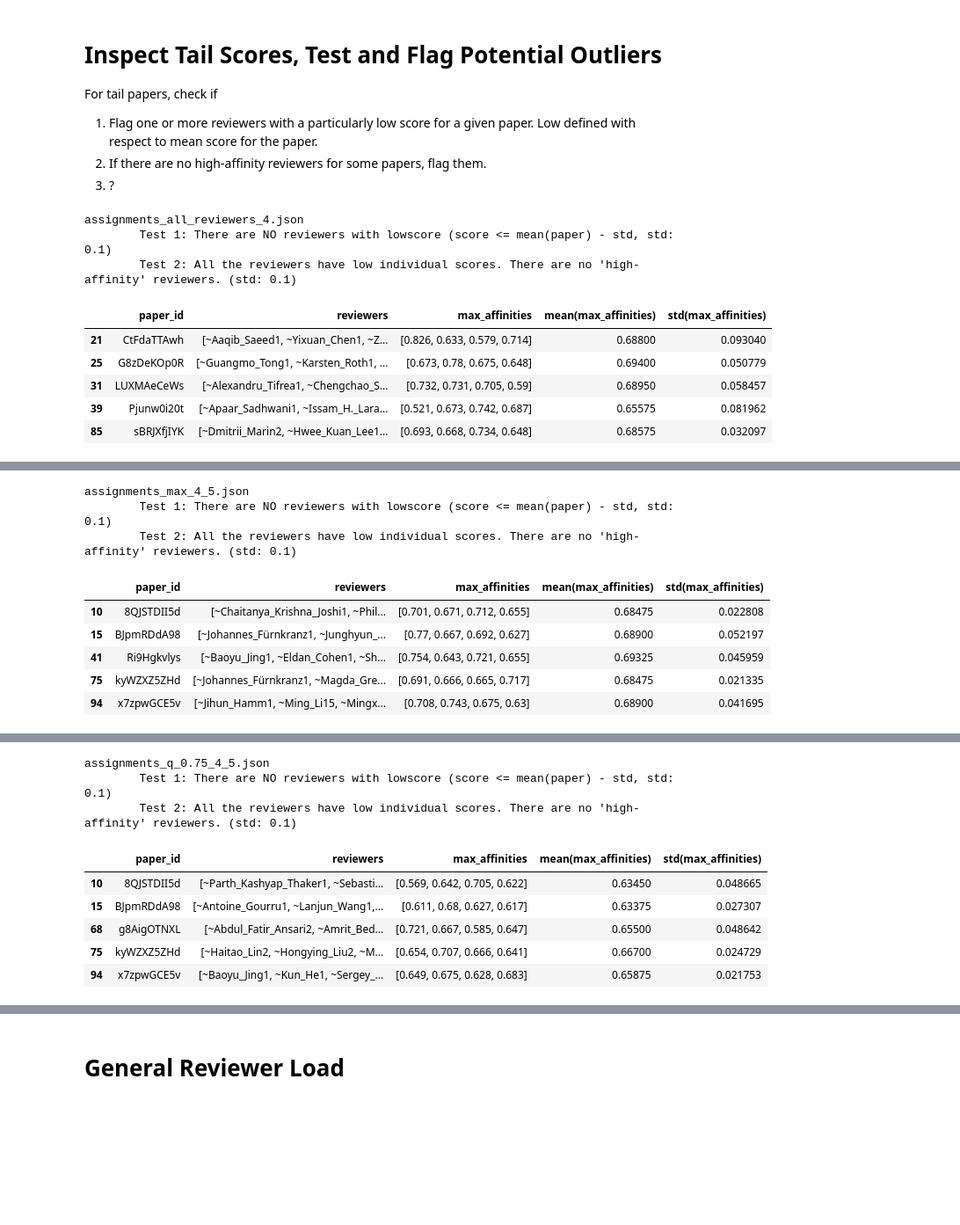
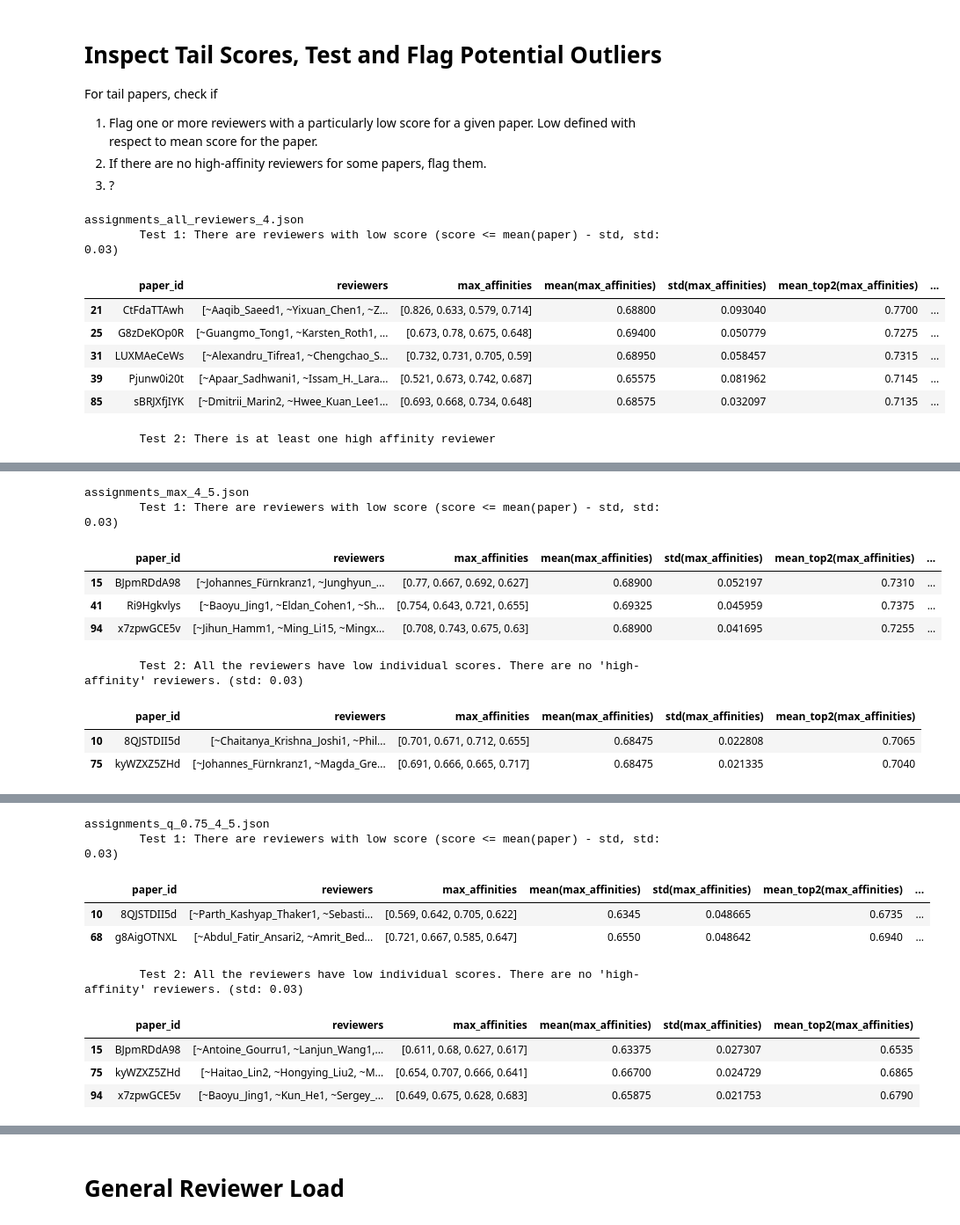
Before and after one commit to juan43ramirez/openreview-matcher, a Jupyter notebook: ICML2025/evaluate_matches.ipynb, the cells around one changed output, grey strips where cells are left out. Shown: that part at 88% size. Saved outputs shown, nothing was run; the diff lists cells and outputs as text; code cells hidden in the pictures; blank space fills up the shorter version.

```diff
--- a/ICML2025/evaluate_matches.ipynb
+++ b/ICML2025/evaluate_matches.ipynb
@@ -20,7 +20,7 @@ class Cfg:
         'assignments_max_4_5.json', 'assignments_q_0.75_4_5.json',
     ]
     # 1.1 GB file
-    scores_with_origin = 'scores_with_origin.csv'
+    scores_with_origin = 'scores_specter2_scincl.csv'
     root_dir = './data/'
     reviewer_archive_dir = 'archives/'
 
@@ -55,13 +55,20 @@ def get_quality_metrics(paper_id, reviewers_list, affinity_df):
     }
     for reviewer_id in reviewers_list:
         ss =  paper_affinity_df[ix_rid == reviewer_id].reset_index()
-        ss_or = ss[ss.origin == 'OR'].reset_index()
+        if len(ss.index) == 0:
+            print("WARNING", "No affinity score found for reviewer", reviewer_id, ' and paper', paper_id)
+            print("Skipping!")
+            return scores
 
         max_affinity_id = ss.affinity_score.idxmax()
-        max_affinity_or_id = ss_or.affinity_score.idxmax()
-        print(max_affinity_id)
         max_affinity, max_affinity_paper = ss.loc[max_affinity_id].affinity_score, ss.loc[max_affinity_id].reviewers_paper_id
-        max_affinity_or, max_affinity_or_paper = ss_or.loc[max_affinity_or_id].affinity_score, ss_or.loc[max_affinity_or_id].reviewers_paper_id
+
+        max_affinity_or, max_affinity_or_paper = 0.0, None
+        ss_or = ss[ss.origin == 'OR'].reset_index()
+        if len(ss_or.index) > 0:
+                max_affinity_or_id = ss_or.affinity_score.idxmax()
+                max_affinity_or, max_affinity_or_paper = ss_or.loc[max_affinity_or_id].affinity_score, ss_or.loc[max_affinity_or_id].reviewers_paper_id
+
         scores['max_affinities'].append(np.round(max_affinity, 3))
         scores['max_affinities_OR'].append(np.round(max_affinity_or, 3))
         scores['max_affinity_papers'].append(max_affinity_paper)
@@ -150,6 +151,8 @@ for matching_name, info in all_matchings.items():
     # Unpack
     mdf['max_affinities'] = mdf['quality_metrics'].apply(lambda x: x['max_affinities'])
     mdf['max_affinities_OR'] = mdf['quality_metrics'].apply(lambda x: x['max_affinities_OR'])
+    mdf['max_affinity_papers'] = mdf['quality_metrics'].apply(lambda x: x['max_affinity_papers'])
+    mdf['max_affinities_OR_papers'] = mdf['quality_metrics'].apply(lambda x: x['max_affinity_OR_papers'])
     # Compute mean
     mdf['mean(max_affinities)'] = mdf['max_affinities'].apply(lambda x: np.mean(x))
     mdf['mean(max_affinities_OR)'] = mdf['max_affinities_OR'].apply(lambda x: np.mean(x))
@@ -158,4 +161,4 @@ for matching_name, info in all_matchings.items():
     mdf['std(max_affinities)'] = mdf['max_affinities'].apply(lambda x: np.std(x))
     mdf['std(max_affinities_OR)'] = mdf['max_affinities_OR'].apply(lambda x: np.std(x))
     mdf['n_reviewers'] = mdf['scores'].apply(lambda x: len(x))
-    #display(mdf[['reviewers', 'max_affinities']].head(1))
+    display(mdf[['paper_id', 'reviewers', 'max_affinities', 'mean_top2(max_affinities)', 'max_affinity_papers']].head(5))
@@ -247,61 +269,63 @@ For tail papers, check if
 3. ?
 # %%
 # Note: Manually selected looking at the distribution of std deviations.
-score_list_col, score_col, std_col, max_std = 'max_affinities', 'mean(max_affinities)', 'std(max_affinities)', 0.10
+score_list_col, score_col, std_col, max_std = 'max_affinities', 'mean(max_affinities)', 'std(max_affinities)', 0.03
 display_cols = ['paper_id', 'reviewers', score_list_col, score_col, std_col, 'mean_top2(max_affinities)']
 for matching_name, info in all_matchings.items():
     df = info['matchings_df']
     low_score, high_score = quantile_report(df, quantile, column=score_col)
     low_df = df[df[score_col] <= low_score]
     e_df = low_df[low_df[std_col] > max_std].copy()
     print(matching_name)
     # Are these papers low tail because some of the reviewrs have low scores?
     if len(e_df) == 0:
         print(f"\tTest 1: There are NO reviewers with lowscore (score <= mean(paper) - std, std: {max_std})")
     else:
         # 1-std away from mean.
         print(f"\tTest 1: There are reviewers with low score (score <= mean(paper) - std, std: {max_std})")
         e_df['outlier_scores'] = e_df[score_list_col].apply(lambda scores: [x for x in scores if x < np.mean(scores) - max_std])
         display(e_df[display_cols + ['outlier_scores']])
     # Do all the reviewers have low score? Then the quality of overall reviews might be low.
     f_df = low_df[low_df[std_col] < max_std].copy()
     if len(f_df) > 0:
         print("\tTest 2: All the reviewers have low individual scores. " +
                   f"There are no 'high-affinity' reviewers. (std: {max_std})")
         display(f_df[display_cols])
     else:
         print("\tTest 2: There is at least one high affinity reviewer")
     hr()
 # %% [output]
 assignments_all_reviewers_4.json
-        Test 1: There are NO reviewers with lowscore (score <= mean(paper) - std, std: 0.1)
-        Test 2: All the reviewers have low individual scores. There are no 'high-affinity' reviewers. (std: 0.1)
+        Test 1: There are reviewers with low score (score <= mean(paper) - std, std: 0.03)
-|  | paper_id | reviewers | max_affinities | mean(max_affinities) | std(max_affinities) |
-| 21 | CtFdaTTAwh | [~Aaqib_Saeed1, ~Yixuan_Chen1, ~Z... | [0.826, 0.633, 0.579, 0.714] | 0.68800 | 0.093040 |
-| 25 | G8zDeKOp0R | [~Guangmo_Tong1, ~Karsten_Roth1, ... | [0.673, 0.78, 0.675, 0.648] | 0.69400 | 0.050779 |
-| 31 | LUXMAeCeWs | [~Alexandru_Tifrea1, ~Chengchao_S... | [0.732, 0.731, 0.705, 0.59] | 0.68950 | 0.058457 |
-| 39 | Pjunw0i20t | [~Apaar_Sadhwani1, ~Issam_H._Lara... | [0.521, 0.673, 0.742, 0.687] | 0.65575 | 0.081962 |
-| 85 | sBRJXfjIYK | [~Dmitrii_Marin2, ~Hwee_Kuan_Lee1... | [0.693, 0.668, 0.734, 0.648] | 0.68575 | 0.032097 |
+|  | paper_id | reviewers | max_affinities | mean(max_affinities) | std(max_affinities) | mean_top2(max_affinities) | ... |
+| 21 | CtFdaTTAwh | [~Aaqib_Saeed1, ~Yixuan_Chen1, ~Z... | [0.826, 0.633, 0.579, 0.714] | 0.68800 | 0.093040 | 0.7700 | ... |
+| 25 | G8zDeKOp0R | [~Guangmo_Tong1, ~Karsten_Roth1, ... | [0.673, 0.78, 0.675, 0.648] | 0.69400 | 0.050779 | 0.7275 | ... |
+| 31 | LUXMAeCeWs | [~Alexandru_Tifrea1, ~Chengchao_S... | [0.732, 0.731, 0.705, 0.59] | 0.68950 | 0.058457 | 0.7315 | ... |
+| 39 | Pjunw0i20t | [~Apaar_Sadhwani1, ~Issam_H._Lara... | [0.521, 0.673, 0.742, 0.687] | 0.65575 | 0.081962 | 0.7145 | ... |
+| 85 | sBRJXfjIYK | [~Dmitrii_Marin2, ~Hwee_Kuan_Lee1... | [0.693, 0.668, 0.734, 0.648] | 0.68575 | 0.032097 | 0.7135 | ... |
+        Test 2: There is at least one high affinity reviewer
 [interactive output not drawn]
-assignments_max_4_5.json
-        Test 1: There are NO reviewers with lowscore (score <= mean(paper) - std, std: 0.1)
-        Test 2: All the reviewers have low individual scores. There are no 'high-affinity' reviewers. (std: 0.1)
+assignments_max_4_5.json
+        Test 1: There are reviewers with low score (score <= mean(paper) - std, std: 0.03)
-|  | paper_id | reviewers | max_affinities | mean(max_affinities) | std(max_affinities) |
-| 10 | 8QJSTDII5d | [~Chaitanya_Krishna_Joshi1, ~Phil... | [0.701, 0.671, 0.712, 0.655] | 0.68475 | 0.022808 |
-| 15 | BJpmRDdA98 | [~Johannes_Fürnkranz1, ~Junghyun_... | [0.77, 0.667, 0.692, 0.627] | 0.68900 | 0.052197 |
-| 41 | Ri9Hgkvlys | [~Baoyu_Jing1, ~Eldan_Cohen1, ~Sh... | [0.754, 0.643, 0.721, 0.655] | 0.69325 | 0.045959 |
-| 75 | kyWZXZ5ZHd | [~Johannes_Fürnkranz1, ~Magda_Gre... | [0.691, 0.666, 0.665, 0.717] | 0.68475 | 0.021335 |
-| 94 | x7zpwGCE5v | [~Jihun_Hamm1, ~Ming_Li15, ~Mingx... | [0.708, 0.743, 0.675, 0.63] | 0.68900 | 0.041695 |
+|  | paper_id | reviewers | max_affinities | mean(max_affinities) | std(max_affinities) | mean_top2(max_affinities) | ... |
+| 15 | BJpmRDdA98 | [~Johannes_Fürnkranz1, ~Junghyun_... | [0.77, 0.667, 0.692, 0.627] | 0.68900 | 0.052197 | 0.7310 | ... |
+| 41 | Ri9Hgkvlys | [~Baoyu_Jing1, ~Eldan_Cohen1, ~Sh... | [0.754, 0.643, 0.721, 0.655] | 0.69325 | 0.045959 | 0.7375 | ... |
+| 94 | x7zpwGCE5v | [~Jihun_Hamm1, ~Ming_Li15, ~Mingx... | [0.708, 0.743, 0.675, 0.63] | 0.68900 | 0.041695 | 0.7255 | ... |
+        Test 2: All the reviewers have low individual scores. There are no 'high-affinity' reviewers. (std: 0.03)
+|  | paper_id | reviewers | max_affinities | mean(max_affinities) | std(max_affinities) | mean_top2(max_affinities) |
+| 10 | 8QJSTDII5d | [~Chaitanya_Krishna_Joshi1, ~Phil... | [0.701, 0.671, 0.712, 0.655] | 0.68475 | 0.022808 | 0.7065 |
+| 75 | kyWZXZ5ZHd | [~Johannes_Fürnkranz1, ~Magda_Gre... | [0.691, 0.666, 0.665, 0.717] | 0.68475 | 0.021335 | 0.7040 |
 [interactive output not drawn]
-assignments_q_0.75_4_5.json
-        Test 1: There are NO reviewers with lowscore (score <= mean(paper) - std, std: 0.1)
-        Test 2: All the reviewers have low individual scores. There are no 'high-affinity' reviewers. (std: 0.1)
-|  | paper_id | reviewers | max_affinities | mean(max_affinities) | std(max_affinities) |
-| 10 | 8QJSTDII5d | [~Parth_Kashyap_Thaker1, ~Sebasti... | [0.569, 0.642, 0.705, 0.622] | 0.63450 | 0.048665 |
-| 15 | BJpmRDdA98 | [~Antoine_Gourru1, ~Lanjun_Wang1,... | [0.611, 0.68, 0.627, 0.617] | 0.63375 | 0.027307 |
-| 68 | g8AigOTNXL | [~Abdul_Fatir_Ansari2, ~Amrit_Bed... | [0.721, 0.667, 0.585, 0.647] | 0.65500 | 0.048642 |
-| 75 | kyWZXZ5ZHd | [~Haitao_Lin2, ~Hongying_Liu2, ~M... | [0.654, 0.707, 0.666, 0.641] | 0.66700 | 0.024729 |
-| 94 | x7zpwGCE5v | [~Baoyu_Jing1, ~Kun_He1, ~Sergey_... | [0.649, 0.675, 0.628, 0.683] | 0.65875 | 0.021753 |
+assignments_q_0.75_4_5.json
+        Test 1: There are reviewers with low score (score <= mean(paper) - std, std: 0.03)
+|  | paper_id | reviewers | max_affinities | mean(max_affinities) | std(max_affinities) | mean_top2(max_affinities) | ... |
+| 10 | 8QJSTDII5d | [~Parth_Kashyap_Thaker1, ~Sebasti... | [0.569, 0.642, 0.705, 0.622] | 0.6345 | 0.048665 | 0.6735 | ... |
+| 68 | g8AigOTNXL | [~Abdul_Fatir_Ansari2, ~Amrit_Bed... | [0.721, 0.667, 0.585, 0.647] | 0.6550 | 0.048642 | 0.6940 | ... |
+        Test 2: All the reviewers have low individual scores. There are no 'high-affinity' reviewers. (std: 0.03)
+|  | paper_id | reviewers | max_affinities | mean(max_affinities) | std(max_affinities) | mean_top2(max_affinities) |
+| 15 | BJpmRDdA98 | [~Antoine_Gourru1, ~Lanjun_Wang1,... | [0.611, 0.68, 0.627, 0.617] | 0.63375 | 0.027307 | 0.6535 |
+| 75 | kyWZXZ5ZHd | [~Haitao_Lin2, ~Hongying_Liu2, ~M... | [0.654, 0.707, 0.666, 0.641] | 0.66700 | 0.024729 | 0.6865 |
+| 94 | x7zpwGCE5v | [~Baoyu_Jing1, ~Kun_He1, ~Sergey_... | [0.649, 0.675, 0.628, 0.683] | 0.65875 | 0.021753 | 0.6790 |
 [interactive output not drawn]
 # %% [markdown]
 # General Reviewer Load
```
Also changed, not shown: parts of 14 cells of this notebook, 2 other files.
